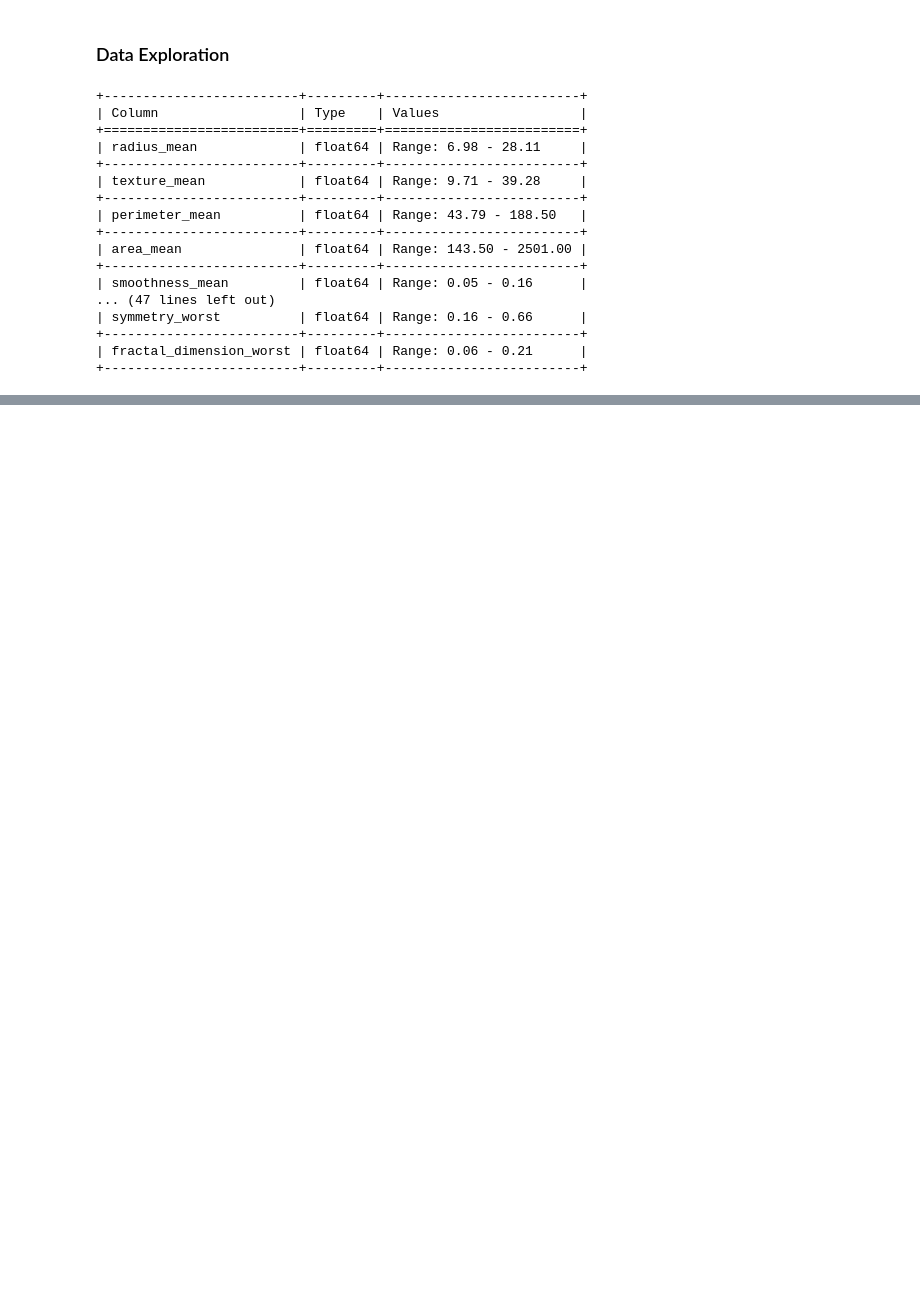
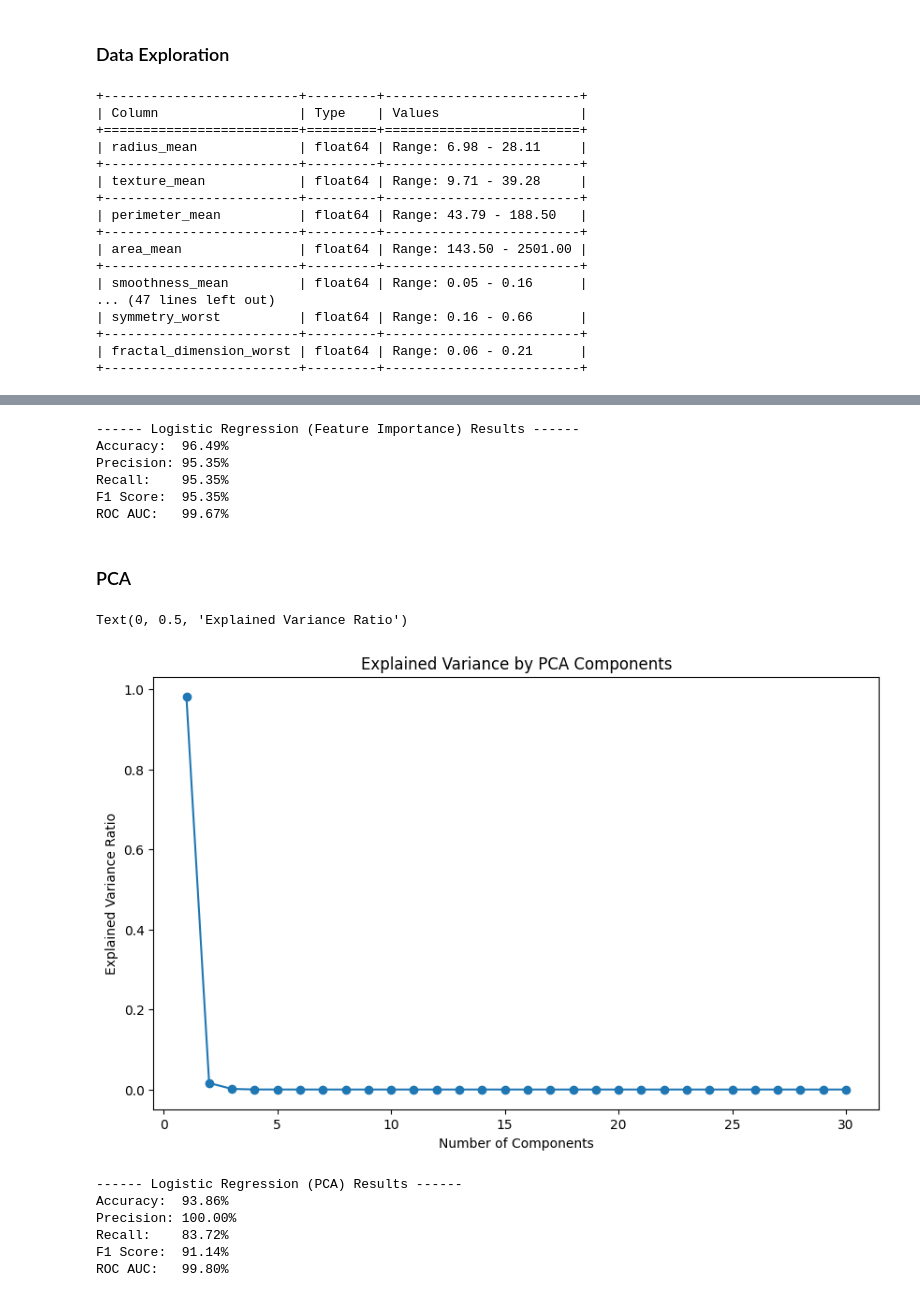
Before and after one commit to irika-katiyar/Breast-Tumor-Diagnosis, a Jupyter notebook: tumor_diagnosis.ipynb, the cells around one changed output, grey strips where cells are left out. Cells and saved outputs as stored; diff of their text form; code cells hidden in the pictures; blank space fills up the shorter version.

```diff
--- a/tumor_diagnosis.ipynb
+++ b/tumor_diagnosis.ipynb
@@ -279,0 +340,51 @@ Accuracy on LDA data: 97.37%
+# %%
+X_feature_imp_train, X_feature_imp_test, y_feature_imp_train, y_feature_imp_test = train_test_split(X_feature_imp, y, test_size=0.2, random_state=42)
+X_feature_imp_train = scaler.fit_transform(X_feature_imp_train)
+X_feature_imp_test = scaler.transform(X_feature_imp_test)
+
+# Logistic Regression on feature importance dataset
+evaluate_model(lr, X_feature_imp_train, y_feature_imp_train, X_feature_imp_test, y_feature_imp_test, "Logistic Regression (Feature Importance)", results_df, False)
+# %% [output]
+------ Logistic Regression (Feature Importance) Results ------
+Accuracy:  96.49%
+Precision: 95.35%
+Recall:    95.35%
+F1 Score:  95.35%
+ROC AUC:   99.67%
+# %% [markdown]
+### PCA
+# %%
+pca = PCA()
+pca.fit(X)
+X_pca = pca.transform(X)
+explained_variance = pca.explained_variance_ratio_
+
+# plotting explained variance with cut in y axis
+plt.figure(figsize=(10, 6))
+plt.plot(range(1, len(explained_variance) + 1), explained_variance, marker='o')
+plt.title("Explained Variance by PCA Components")
+plt.xlabel("Number of Components")
+plt.ylabel("Explained Variance Ratio")
+# %% [output]
+Text(0, 0.5, 'Explained Variance Ratio')
+[figure, added]
+# %%
+# keeping first 2 components based on explained variance
+X_pca = X_pca[:, :2]
+
+X_pca_train, X_pca_test, y_pca_train, y_pca_test = train_test_split(X_pca, y, test_size=0.2, random_state=42)
+
+# scaling data
+scaler = StandardScaler()
+X_pca_train = scaler.fit_transform(X_pca_train)
+X_pca_test = scaler.transform(X_pca_test)
+
+# Logistic Regression on PCA dataset
+evaluate_model(lr, X_pca_train, y_pca_train, X_pca_test, y_pca_test, "Logistic Regression (PCA)", results_df, False)
+# %% [output]
+------ Logistic Regression (PCA) Results ------
+Accuracy:  93.86%
+Precision: 100.00%
+Recall:    83.72%
+F1 Score:  91.14%
+ROC AUC:   99.80%
```
Also changed, not shown: parts of 43 cells of this notebook, 3 other files.
